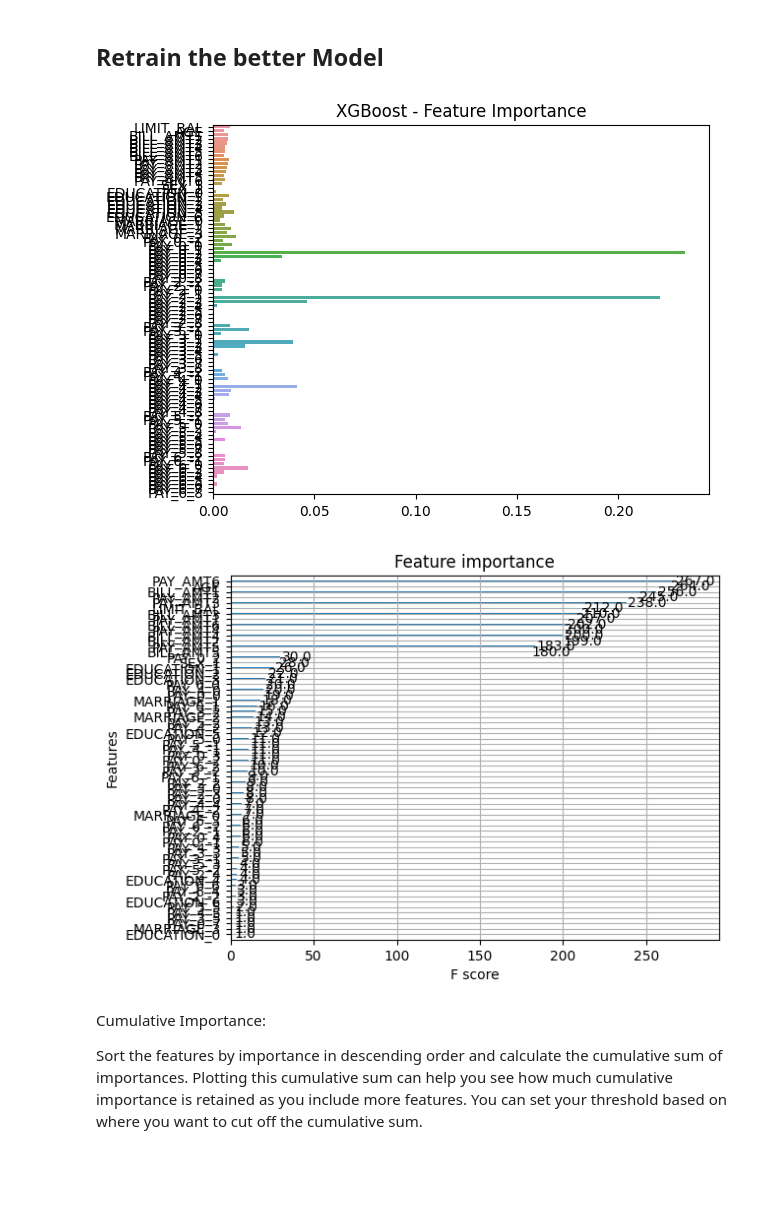
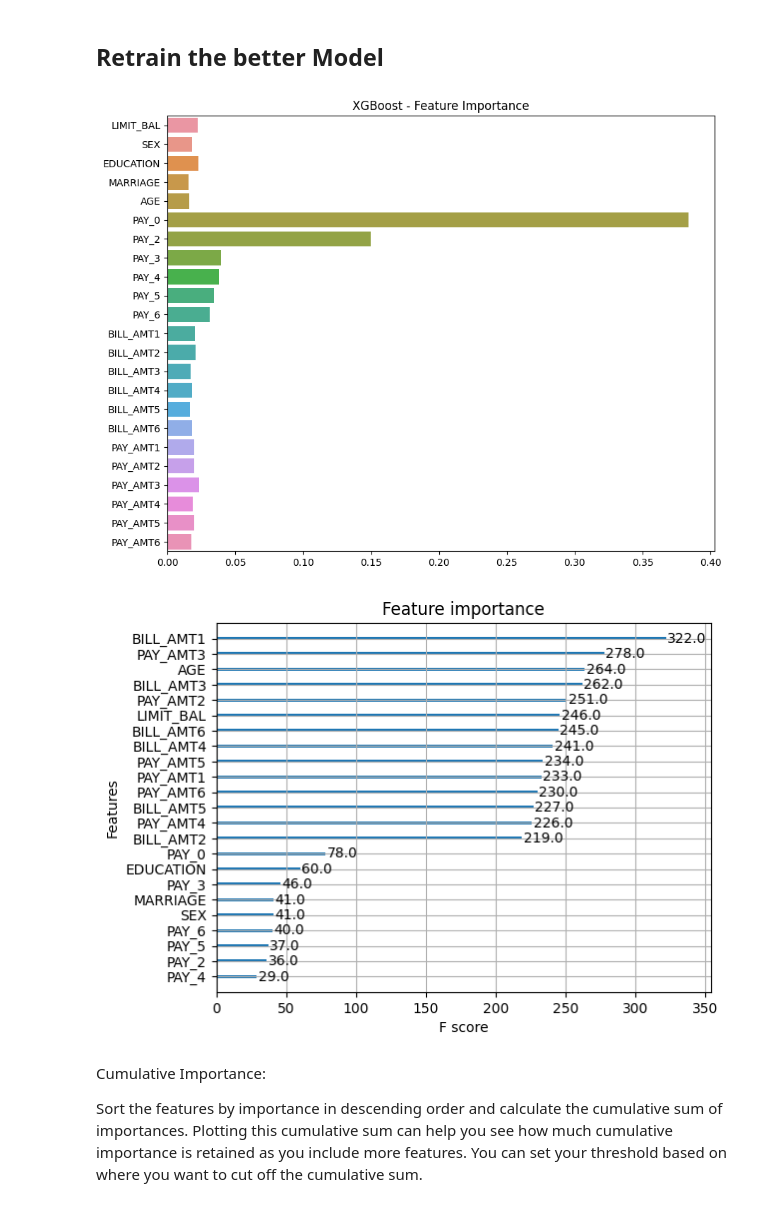
Before and after one commit to emmanuelkipngetich/Predicting-Credit-Default-with-Decision-Trees-XGBoost-and-Streamlit-GUI., a Jupyter notebook: Notebooks/Taiwan.ipynb, the cells around one changed output. Drawn from its saved outputs; the diff is of its cells as text; code cells hidden in the pictures; blank space fills up the shorter version.

```diff
--- a/Notebooks/Taiwan.ipynb
+++ b/Notebooks/Taiwan.ipynb
@@ -591,0 +571,19 @@ X_encoded.head()
+# %%
+
+
+
+# Assuming X is your DataFrame
+categorical_columns = ['SEX', 'EDUCATION', 'MARRIAGE', 'PAY_0', 'PAY_2', 'PAY_3', 'PAY_4', 'PAY_5', 'PAY_6']
+
+# Create a LabelEncoder
+encoder = LabelEncoder()
+
+# Create a copy of the DataFrame to store label-encoded values
+X_encoded = X.copy()
+
+# Apply label encoding to each categorical column
+for column in categorical_columns:
+    X_encoded[column] = encoder.fit_transform(X_encoded[column])
+
+# Display the head of the resulting DataFrame
+X_encoded.head()
@@ -798,25 +804,27 @@ These adjustments should speed up the hyperparameter tuning process while still
 # %%
 # Assuming your XGBoost model is named xgb_model
 
 # XGBoost model
 xgb_model = XGBClassifier(random_state=42)
 xgb_model.fit(X_train, y_train)
 
 
 
 importances = xgb_model.feature_importances_
 feature_names = X_encoded.columns
 
+# Set the figure size
+plt.figure(figsize=(10, 8))
 
 sns.barplot(x=importances, y=feature_names)
 plt.title("XGBoost - Feature Importance")
 plt.show()
 #Assuming xgb_model is your trained XGBoost model
 plot_importance(xgb_model)
 plt.show()
 # %% [output]
-[figure, old version]
+[figure, new version]
-[figure, old version]
+[figure, new version]
 # %% [markdown]
 Cumulative Importance:
 
```
Also changed, not shown: parts of 15 cells of this notebook, 4 other files.
